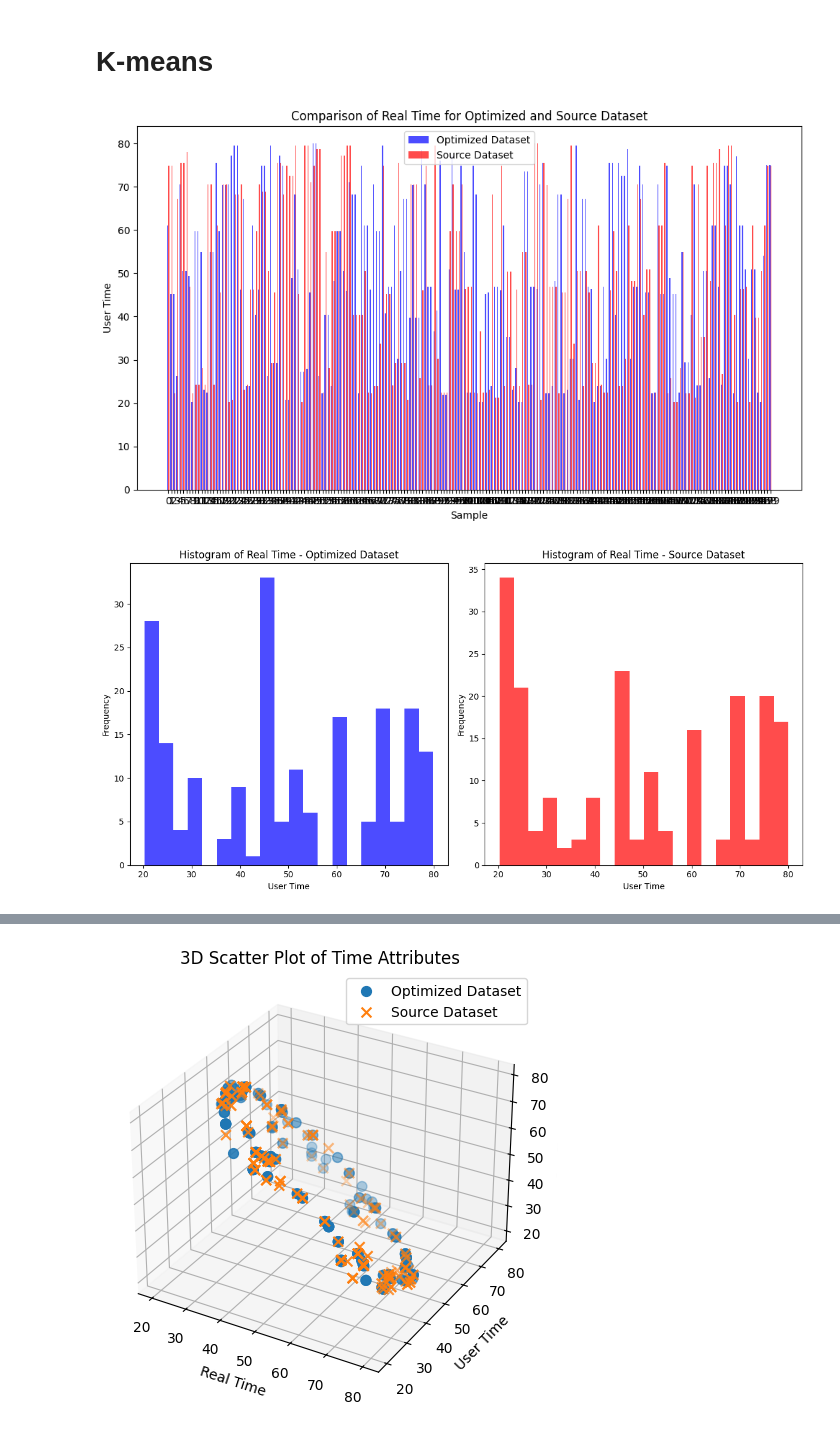
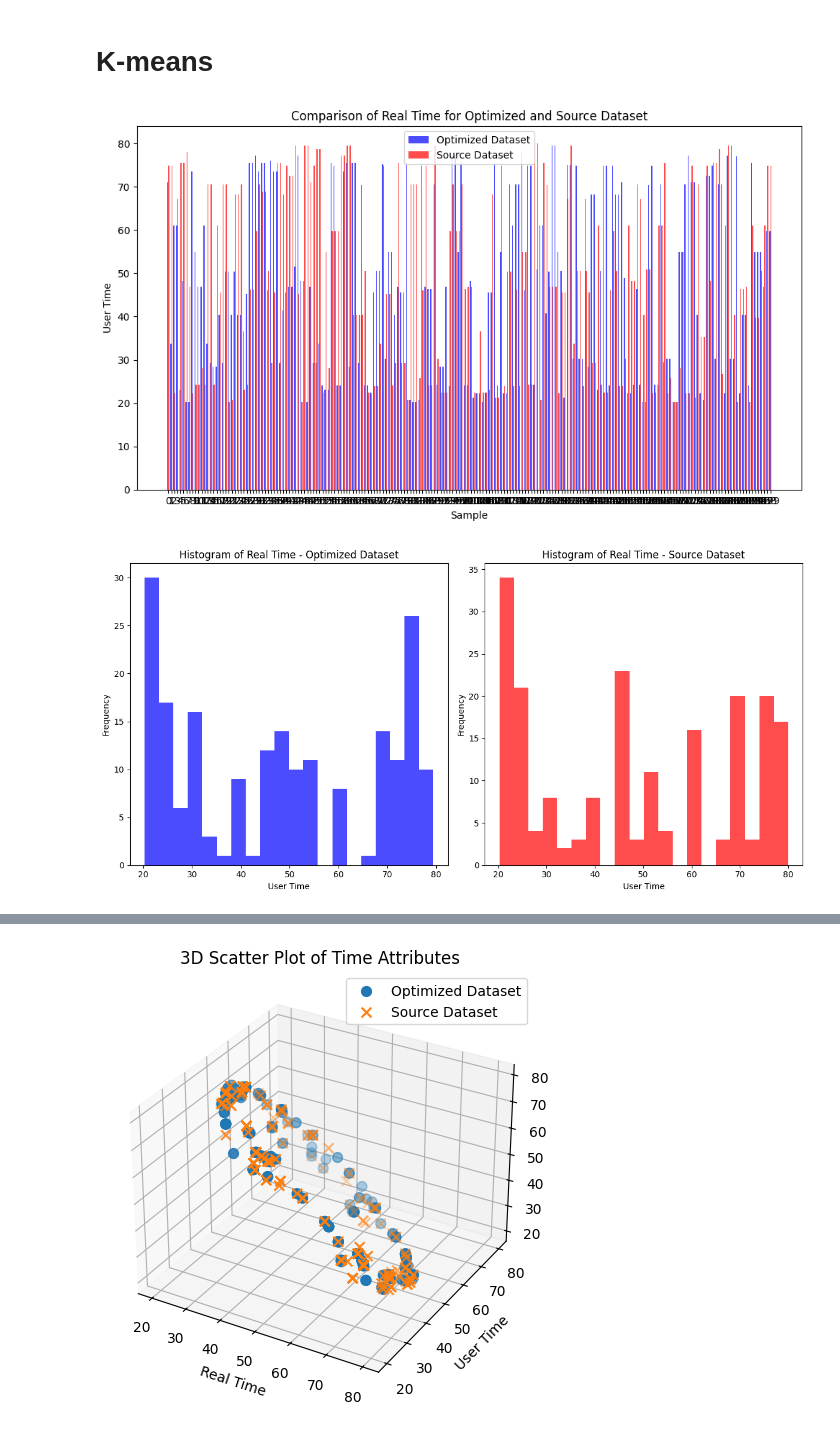
Before and after one commit to HR-Fahim/Enhanced-IR-Code-for-Compilation-Efficiency-with-LLVM-Clang, a Jupyter notebook: IR Code Analysis/IR Code Optimization Log Comparison.ipynb, the cells around one changed output, grey strips where cells are left out. Saved outputs shown, nothing was run; the diff lists cells and outputs as text; code cells hidden in the pictures.

Commit message:
Included K-means Optimization Log

```diff
--- a/IR Code Analysis/IR Code Optimization Log Comparison.ipynb
+++ b/IR Code Analysis/IR Code Optimization Log Comparison.ipynb
@@ -5,11 +5,11 @@ import pandas as pd
 import matplotlib.pyplot as plt
 
 # Load the first dataset
-optimized_dataset = pd.read_csv("/mnt/c/Users/Asus/Desktop/CSE425/Project/IR-Code-Enhancing-for-Compiler-Performance-Tuning-with-LLVM-Clang/K-means/optimized/optimized_time_log.csv")
+optimized_dataset = pd.read_csv("/mnt/c/Users/Asus/Desktop/CSE425/Project/Enhanced-IR-Code-for-Compilation-Efficiency-with-LLVM-Clang/K-means/optimized/optimized_time_log.csv")
 dataset1 = optimized_dataset  # Create a copy of the original dataset
 
 # Load the second dataset
-source_dataset = pd.read_csv("/mnt/c/Users/Asus/Desktop/CSE425/Project/IR-Code-Enhancing-for-Compiler-Performance-Tuning-with-LLVM-Clang/K-means/source/source_time_log.csv")
+source_dataset = pd.read_csv("/mnt/c/Users/Asus/Desktop/CSE425/Project/Enhanced-IR-Code-for-Compilation-Efficiency-with-LLVM-Clang/K-means/source/source_time_log.csv")
 dataset2 = source_dataset  # Create a copy of the original dataset
 
 # Assuming both datasets have columns "Real Time," "User Time," and "Sys Time"
@@ -24,35 +24,35 @@ index = range(len(dataset1))
 plt.bar(index, dataset1['User Time'], bar_width, label='Optimized Dataset', color='blue', alpha=0.7)
 plt.bar([i + bar_width for i in index], dataset2['User Time'], bar_width, label='Source Dataset', color='red', alpha=0.7)
 
 plt.xlabel('Sample')
 plt.ylabel('User Time')
 plt.title('Comparison of Real Time for Optimized and Source Dataset')
 plt.xticks([i + bar_width/2 for i in index], index)
 plt.legend()
 plt.tight_layout()
 
 plt.show()
 
 # Create histograms for each dataset
 plt.figure(figsize=(12, 6))
 
 plt.subplot(1, 2, 1)
 plt.hist(dataset1['User Time'], bins=20, color='blue', alpha=0.7)
 plt.xlabel('User Time')
 plt.ylabel('Frequency')
 plt.title('Histogram of Real Time - Optimized Dataset')
 
 plt.subplot(1, 2, 2)
 plt.hist(dataset2['User Time'], bins=20, color='red', alpha=0.7)
 plt.xlabel('User Time')
 plt.ylabel('Frequency')
 plt.title('Histogram of Real Time - Source Dataset')
 
 plt.tight_layout()
 plt.show()
 # %% [output]
-[figure, old version]
+[figure, new version]
-[figure, old version]
+[figure, new version]
 # %%
 import pandas as pd
 import matplotlib.pyplot as plt
```
Also changed, not shown: parts of 4 cells of this notebook, 4 other files.
